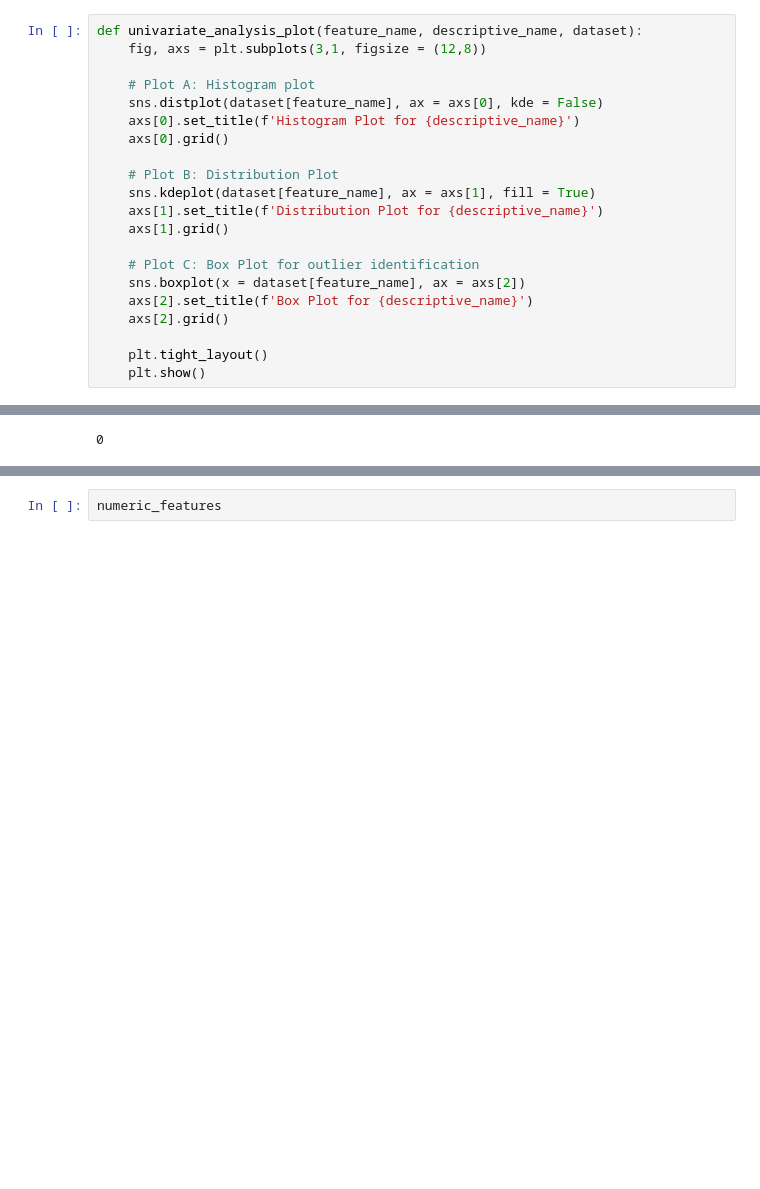
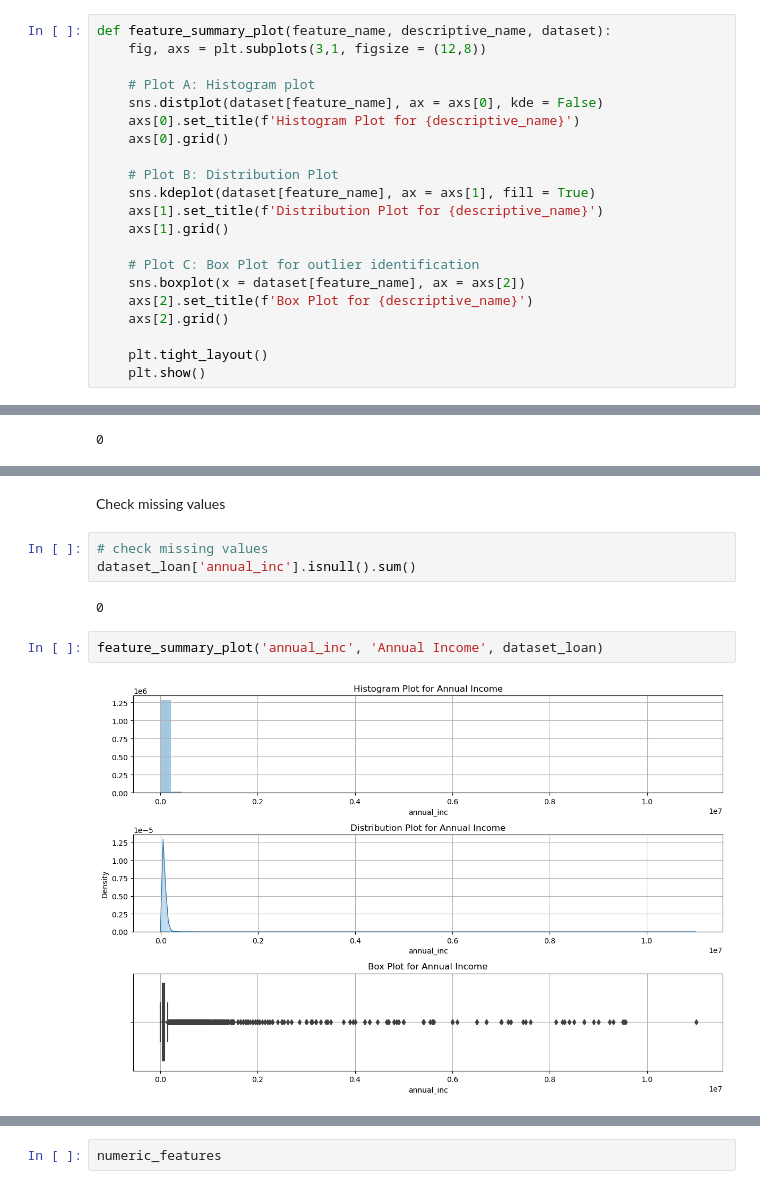
Before and after one commit to Singhal-Piyush/credit-risk-probability-default-model, a Jupyter notebook: 01_credit_risk_data_exploration.ipynb, the cells around one changed output, grey strips where cells are left out. Drawn from its saved outputs; the diff is of its cells as text; blank space fills up the shorter version.

```diff
--- a/01_credit_risk_data_exploration.ipynb
+++ b/01_credit_risk_data_exploration.ipynb
@@ -616,7 +609,7 @@ def skew_QQ_plot(feature_name, data):
 # %% [markdown]
 **univariate analysis function**
 # %%
-def univariate_analysis_plot(feature_name, descriptive_name, dataset):
+def feature_summary_plot(feature_name, descriptive_name, dataset):
     fig, axs = plt.subplots(3,1, figsize = (12,8))
 
     # Plot A: Histogram plot
@@ -883,0 +883,11 @@ dataset_loan_lannual_inc_loan['annual']
+# %% [markdown]
+Check missing values
+# %%
+# check missing values
+dataset_loan['annual_inc'].isnull().sum()
+# %% [output]
+0
+# %%
+feature_summary_plot('annual_inc', 'Annual Income', dataset_loan)
+# %% [output]
+[figure, added]
```
Also changed, not shown: parts of 34 cells of this notebook, 1 other file.
